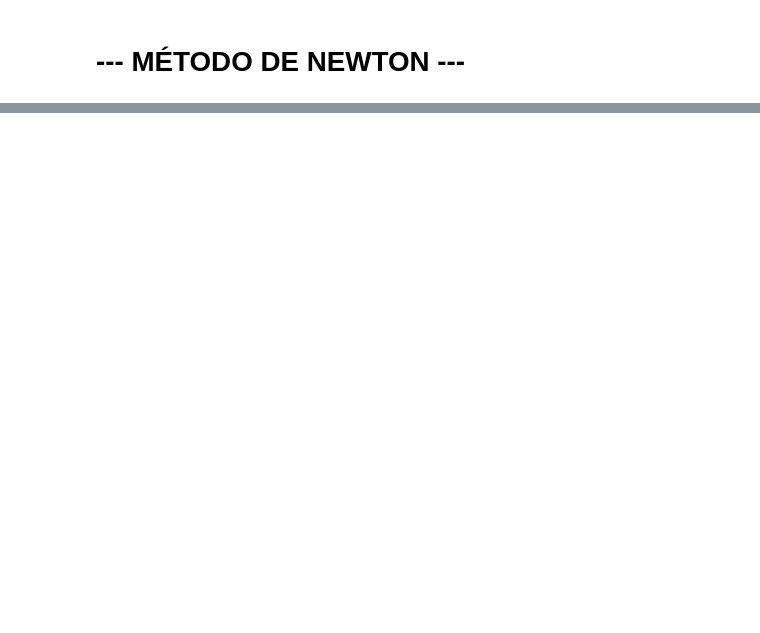
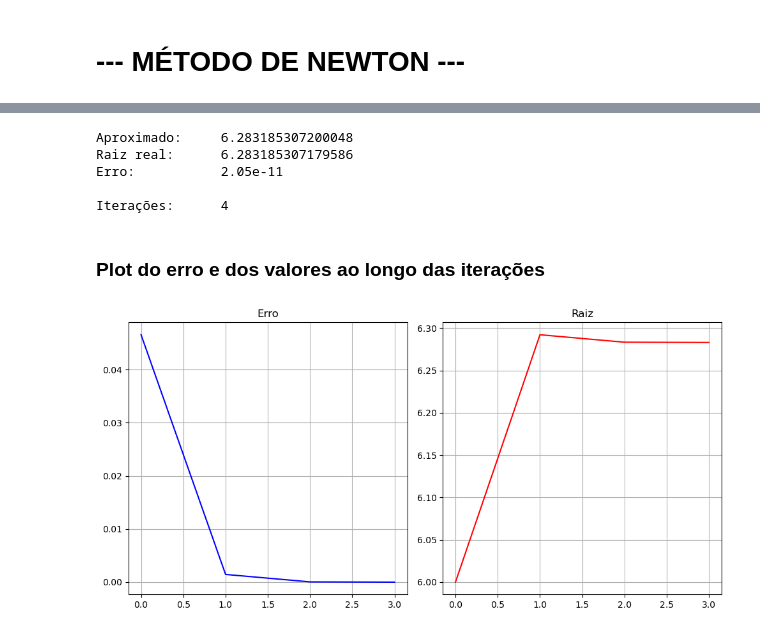
Before and after one commit to AlisonTristao/calculo_numeric, a Jupyter notebook: trabalho_1/atividade_1/main.ipynb, the cells around one changed output, grey strips where cells are left out. Saved outputs shown, nothing was run; the diff lists cells and outputs as text; code cells hidden in the pictures; blank space fills up the shorter version.

```diff
--- a/trabalho_1/atividade_1/main.ipynb
+++ b/trabalho_1/atividade_1/main.ipynb
@@ -218,0 +274,61 @@ plt.show()
+# %%
+def secant(x0, x1, sinc):
+    # zera os arrays
+    values_sec = []
+    error_sec  = []
+
+    # valores iniciais
+    f0 = sinc(x0)
+    f1 = sinc(x1)
+
+    # troca os valores caso a funcao nao seja decrescente
+    if(abs(f1) < abs(f0)):
+        x0, x1 = x1, x0
+        f0, f1 = f1, f0
+
+    for i in range(max_iter):
+        # salva o valor anterior
+        values_sec.append(x1)
+
+        # calcula o proximo valor utilizando o metodo que tenta evitar overflow
+        s = f1/f0
+        p = (x0-x1)*s
+        q = 1 - s
+        x2 = x1 - p/q
+
+        # verificacao de parada
+        error_sec.append(abs(f1))
+        if(abs(x1 - x2) < converge or error_sec[i] < error):
+            x1 = x2
+            break
+
+        # atualiza os valores
+        f2 = sinc(x2)
+
+        # inverte os valores para a proxima iteracao
+        if(abs(f2) > abs(f1)):
+            x0, f0 = x2, f2
+        else:
+            x0, f0 = x1, f1
+            x1, f1 = x2, f2
+
+    return x1, values_sec, error_sec
+
+solution_sec, values_sec, error_sec = secant(initial_sec_x0, initial_sec_x1, sinc)
+
+print(f"Aproximado:\t{solution_sec:.15f}")
+print(f"Raiz real:\t{r2:.15f}")
+print(f"Erro:\t\t{abs(solution_sec - r2):.2e}")
+print(f"\nIterações:\t{len(values_sec)}")
+# %% [output]
+Aproximado:     6.283185307200048
+Raiz real:      6.283185307179586
+Erro:           2.05e-11
+
+Iterações:      4
+# %% [markdown]
+### Plot do erro e dos valores ao longo das iterações
+# %%
+plot(error_new, values_new)
+# %% [output]
+[figure, added]
```
Also changed, not shown: parts of 30 cells of this notebook, 1 other file.
